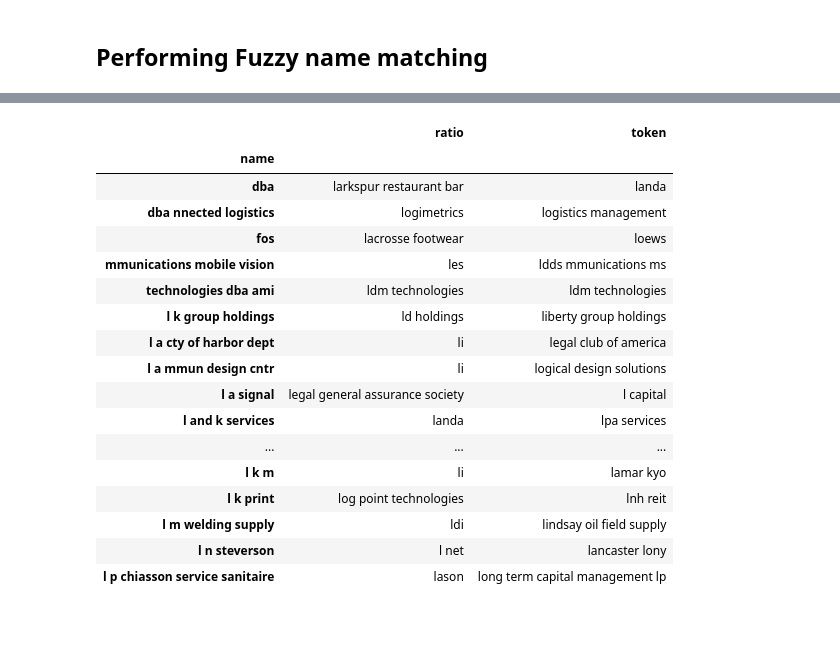
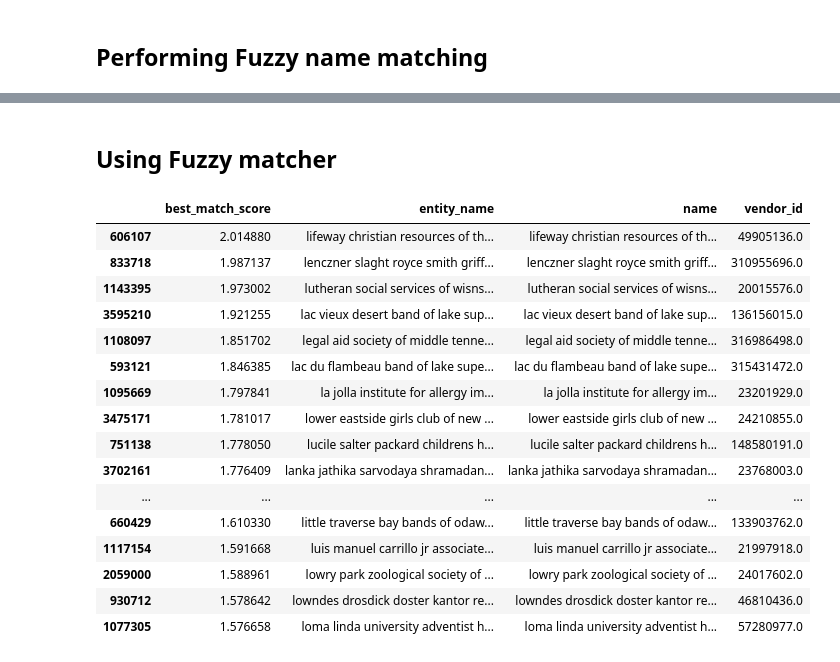
Before and after one commit to jeffersonzaki/Govini, a Jupyter notebook: nlp-fuzzy-name-matching.ipynb, the cells around one changed output, grey strips where cells are left out. Saved outputs shown, nothing was run; the diff lists cells and outputs as text; code cells hidden in the pictures; blank space fills up the shorter version.

Commit message:
Fuzzy Matcher

```diff
--- a/nlp-fuzzy-name-matching.ipynb
+++ b/nlp-fuzzy-name-matching.ipynb
@@ -810,0 +827,2 @@ closest_match = compare_names_a_b.apply(metrics).unstack(0).idxmax().unstack(0)
+# %% [markdown]
+## Using Fuzzy matcher
@@ -811,21 +831,33 @@ closest_match = compare_names_a_b.apply(metrics).unstack(0).idxmax().unstack(0)
+# %%
+# Defining which columns to match for the 2 dataframes
+right_a = ["name"]
+left_b = ["entity_name"]
+
+matched_results = fuzzymatcher.fuzzy_left_join(df_left=b_company_name_id,
+                                               df_right=a_company_name_id,
+                                               left_on=left_b, right_on=right_a)
+# %%
+# Organizing dataframe
+matched_results = matched_results[["best_match_score", "entity_name", "name", "vendor_id"]]
+# %%
+matched_results.sort_values(by=["best_match_score"], ascending=False, inplace=True)
 # %%
-closest_match.head(20)
+matched_results.head(20)
 # %% [output]
-|  | ratio | token |
-| name |  |  |
-| dba | larkspur restaurant bar | landa |
-| dba nnected logistics | logimetrics | logistics management |
-| fos | lacrosse footwear | loews |
-| mmunications mobile vision | les | ldds mmunications ms |
-| technologies dba ami | ldm technologies | ldm technologies |
-| l k group holdings | ld holdings | liberty group holdings |
-| l a cty of harbor dept | li | legal club of america |
-| l a mmun design cntr | li | logical design solutions |
-| l a signal | legal general assurance society | l capital |
-| l and k services | landa | lpa services |
-| ... | ... | ... |
-| l k m | li | lamar kyo |
-| l k print | log point technologies | lnh reit |
-| l m welding supply | ldi | lindsay oil field supply |
-| l n steverson | l net | lancaster lony |
-| l p chiasson service sanitaire | lason | long term capital management lp |
+|  | best_match_score | entity_name | name | vendor_id |
+| 606107 | 2.014880 | lifeway christian resources of th... | lifeway christian resources of th... | 49905136.0 |
+| 833718 | 1.987137 | lenczner slaght royce smith griff... | lenczner slaght royce smith griff... | 310955696.0 |
+| 1143395 | 1.973002 | lutheran social services of wisns... | lutheran social services of wisns... | 20015576.0 |
+| 3595210 | 1.921255 | lac vieux desert band of lake sup... | lac vieux desert band of lake sup... | 136156015.0 |
+| 1108097 | 1.851702 | legal aid society of middle tenne... | legal aid society of middle tenne... | 316986498.0 |
+| 593121 | 1.846385 | lac du flambeau band of lake supe... | lac du flambeau band of lake supe... | 315431472.0 |
+| 1095669 | 1.797841 | la jolla institute for allergy im... | la jolla institute for allergy im... | 23201929.0 |
+| 3475171 | 1.781017 | lower eastside girls club of new ... | lower eastside girls club of new ... | 24210855.0 |
+| 751138 | 1.778050 | lucile salter packard childrens h... | lucile salter packard childrens h... | 148580191.0 |
+| 3702161 | 1.776409 | lanka jathika sarvodaya shramadan... | lanka jathika sarvodaya shramadan... | 23768003.0 |
+| ... | ... | ... | ... | ... |
+| 660429 | 1.610330 | little traverse bay bands of odaw... | little traverse bay bands of odaw... | 133903762.0 |
+| 1117154 | 1.591668 | luis manuel carrillo jr associate... | luis manuel carrillo jr associate... | 21997918.0 |
+| 2059000 | 1.588961 | lowry park zoological society of ... | lowry park zoological society of ... | 24017602.0 |
+| 930712 | 1.578642 | lowndes drosdick doster kantor re... | lowndes drosdick doster kantor re... | 46810436.0 |
+| 1077305 | 1.576658 | loma linda university adventist h... | loma linda university adventist h... | 57280977.0 |
```
Also changed, not shown: parts of 13 cells of this notebook.
